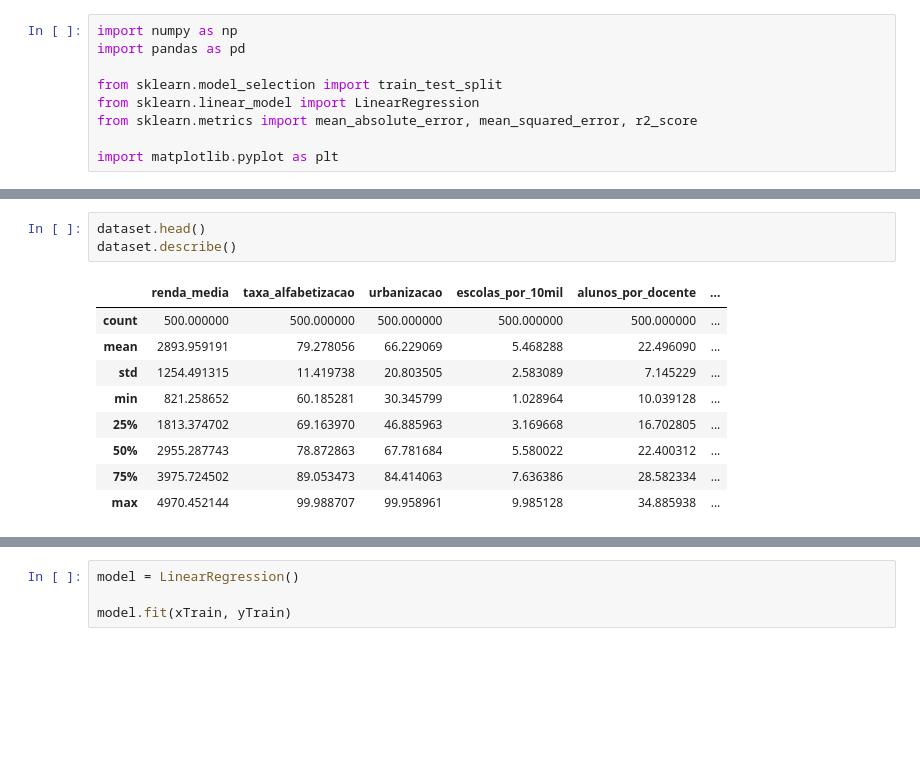
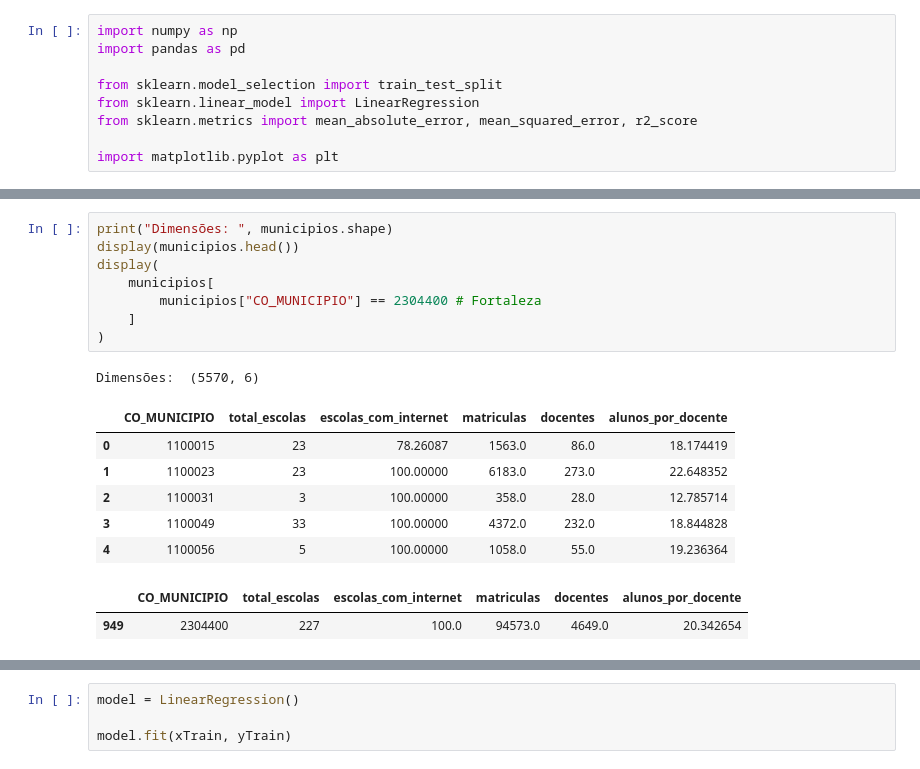
Before and after one commit to artdevz/IDEB-Analyzis, a Jupyter notebook: src/notebooks/linear_regression.ipynb, the cells around one changed output, grey strips where cells are left out. Saved outputs shown, nothing was run; the diff lists cells and outputs as text; blank space fills up the shorter version.

```diff
--- a/src/notebooks/linear_regression.ipynb
+++ b/src/notebooks/linear_regression.ipynb
@@ -38,13 +53,18 @@ dataset["IDEB"] = dataset["IDEB"].clip(0, 10)
 # %%
-dataset.head()
-dataset.describe()
+print("Dimensões: ", municipios.shape)
+display(municipios.head())
+display(
+    municipios[
+        municipios["CO_MUNICIPIO"] == 2304400 # Fortaleza
+    ]
+)
 # %% [output]
+Dimensões:  (5570, 6)
-|  | renda_media | taxa_alfabetizacao | urbanizacao | escolas_por_10mil | alunos_por_docente | ... |
-| count | 500.000000 | 500.000000 | 500.000000 | 500.000000 | 500.000000 | ... |
-| mean | 2893.959191 | 79.278056 | 66.229069 | 5.468288 | 22.496090 | ... |
-| std | 1254.491315 | 11.419738 | 20.803505 | 2.583089 | 7.145229 | ... |
-| min | 821.258652 | 60.185281 | 30.345799 | 1.028964 | 10.039128 | ... |
-| 25% | 1813.374702 | 69.163970 | 46.885963 | 3.169668 | 16.702805 | ... |
-| 50% | 2955.287743 | 78.872863 | 67.781684 | 5.580022 | 22.400312 | ... |
-| 75% | 3975.724502 | 89.053473 | 84.414063 | 7.636386 | 28.582334 | ... |
-| max | 4970.452144 | 99.988707 | 99.958961 | 9.985128 | 34.885938 | ... |
+|  | CO_MUNICIPIO | total_escolas | escolas_com_internet | matriculas | docentes | alunos_por_docente |
+| 0 | 1100015 | 23 | 78.26087 | 1563.0 | 86.0 | 18.174419 |
+| 1 | 1100023 | 23 | 100.00000 | 6183.0 | 273.0 | 22.648352 |
+| 2 | 1100031 | 3 | 100.00000 | 358.0 | 28.0 | 12.785714 |
+| 3 | 1100049 | 33 | 100.00000 | 4372.0 | 232.0 | 18.844828 |
+| 4 | 1100056 | 5 | 100.00000 | 1058.0 | 55.0 | 19.236364 |
+|  | CO_MUNICIPIO | total_escolas | escolas_com_internet | matriculas | docentes | alunos_por_docente |
+| 949 | 2304400 | 227 | 100.0 | 94573.0 | 4649.0 | 20.342654 |
```
Also changed, not shown: parts of 6 cells of this notebook, 6 other files.
